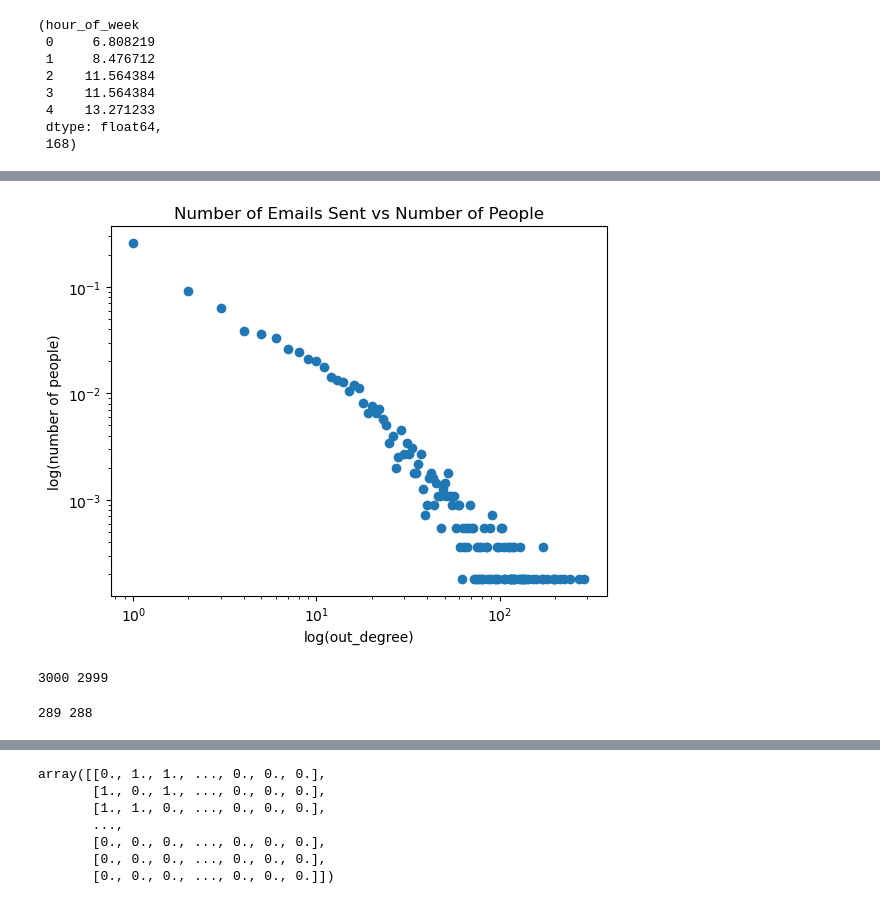
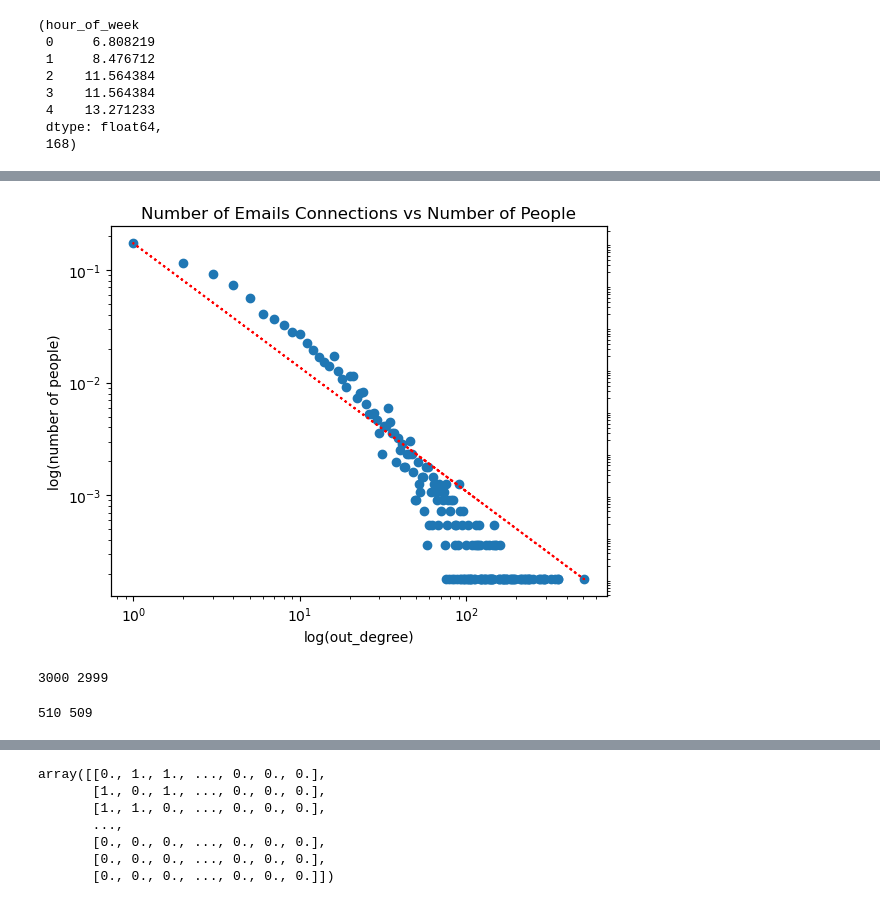
Before and after one commit to nisigit/synthetic-data-generator, a Jupyter notebook: generation.ipynb, the cells around one changed output, grey strips where cells are left out. Saved outputs shown, nothing was run; the diff lists cells and outputs as text; code cells hidden in the pictures.

```diff
--- a/generation.ipynb
+++ b/generation.ipynb
@@ -171,15 +181,10 @@ print(len(graph.nodes), len(graph.edges))
 # %%
 # create dictionaries for the number of people who received/sent a certain number of emails
 sent = dict()
-received = dict()
-recipients = dict() # number different people someone emailed
+connectivity = dict() # number different people someone is connected with
 
-for person in all_people.values():
-    num_sent = len(person.sent)
-    sent[len(person.sent)] = sent.get(num_sent, 0) + 1
+for degree in graph_degrees_sent:
+    sent[degree] = sent.get(degree, 0) + 1
 
-    num_received = len(person.received)
-    received[num_received] = received.get(num_received, 0) + 1
-
-    num_recipients = len(person.recipients)
-    recipients[num_recipients] = recipients.get(num_recipients, 0) + 1
+for email, edges in graph.adjacency():
+    connectivity[len(edges)] = connectivity.get(len(edges), 0) + 1
@@ -217,0 +195,6 @@ print(sorted(recipients, reverse=True)[:10])
+# %%
+fit_sent = powerlaw.Fit(graph_degrees_sent)
+fit_connected = powerlaw.Fit(graph_degrees)
+
+print(f'Sent fit: {fit_sent.alpha}')
+print(f'Connected fit: {fit_connected.alpha}')
@@ -236,12 +237,23 @@ plt.show()
 # %%
-def get_log_log(activity_dict: dict):
+def get_log_log(activity_dict: dict, fit_val: float=None):
+    # P(x) = x^(-alpha)
     x = list(activity_dict.keys())
     y = list(activity_dict.values())
     y = [val / sum(y) for val in y]
+
     # Plot the log-log graph
-    plt.loglog(x, y, marker='o', linestyle='')
-    plt.xlabel('log(out_degree)')
-    plt.ylabel('log(number of people)')
-    plt.title('Number of Emails Sent vs Number of People')
+    fig, ax1 = plt.subplots()
+    ax1.loglog(x, y, marker='o', linestyle='')
+
+    # add the fit line
+    if fit_val:
+        ax2 = ax1.twinx()  # instantiate a second axes that shares the same x-axis
+        y_fit = [val ** -fit_val for val in x]
+        ax2.loglog(x, y_fit, color='red', label=f'alpha = {fit_val}', linestyle=':')
+        ax2.set_yticks([])  # hide the y-axis labels for the second axis
+
+    ax1.set_xlabel('log(out_degree)')
+    ax1.set_ylabel('log(number of people)')
+    plt.title('Number of Emails Connections vs Number of People')
     return plt
 # %%
@@ -252,8 +264,8 @@ plt_sent.show()
 # %%
-plt_recipients = get_log_log(recipients)
+plt_recipients = get_log_log(connectivity, fit_connected.alpha)
 plt_recipients.show()
 # %% [output]
-[figure, old version]
+[figure, new version]
 # %%
 # Define the empirical distribution of degrees (number of emails sent)
 sent_dist = DegreeDistribution(sent)
@@ -268,13 +280,13 @@ print(len(sent_freq_dist), max(sent_dist.degrees))
 # %% [output]
 3000 2999
 # %%
-recipients_freq_dist = np.zeros(max(recipients_dist.degrees) + 1)
-for recipients_degree, probability in zip(recipients_dist.degrees, recipients_dist.probabilities):
-    recipients_freq_dist[recipients_degree] = probability
+connectivity_freq_dist = np.zeros(max(connectivity_dist.degrees) + 1)
+for recipients_degree, probability in zip(connectivity_dist.degrees, connectivity_dist.probabilities):
+    connectivity_freq_dist[recipients_degree] = probability
 
-print(len(recipients_freq_dist), max(recipients.keys()))
+print(len(connectivity_freq_dist), max(connectivity_dist.degrees))
 # %% [output]
-289 288
+510 509
 # %%
 def node_dp_degree_approximation(epsilon: float, theta: int, degree_dict: dict, deg_dist: np.ndarray):
     beta = epsilon / (np.sqrt(2) * (theta + 1))
```
Also changed, not shown: parts of 47 cells of this notebook, 3 other files.
